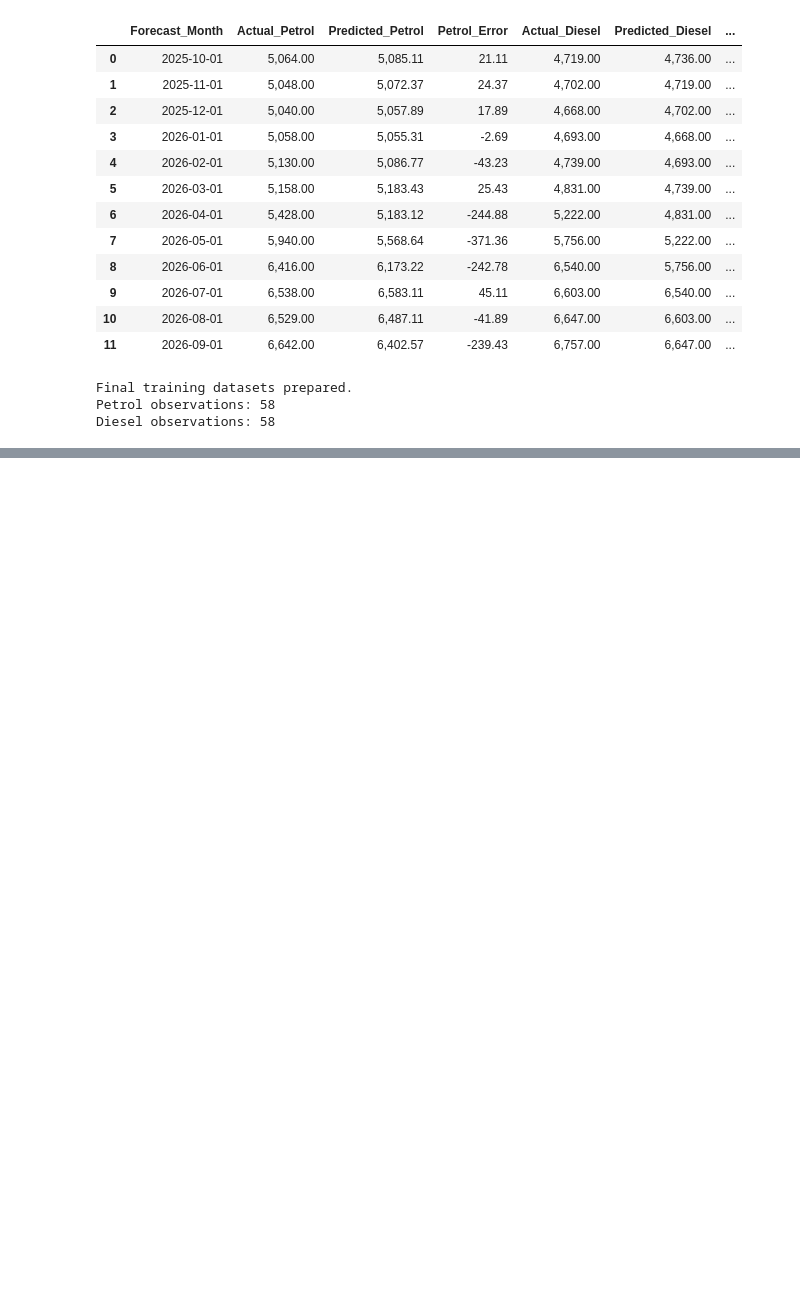
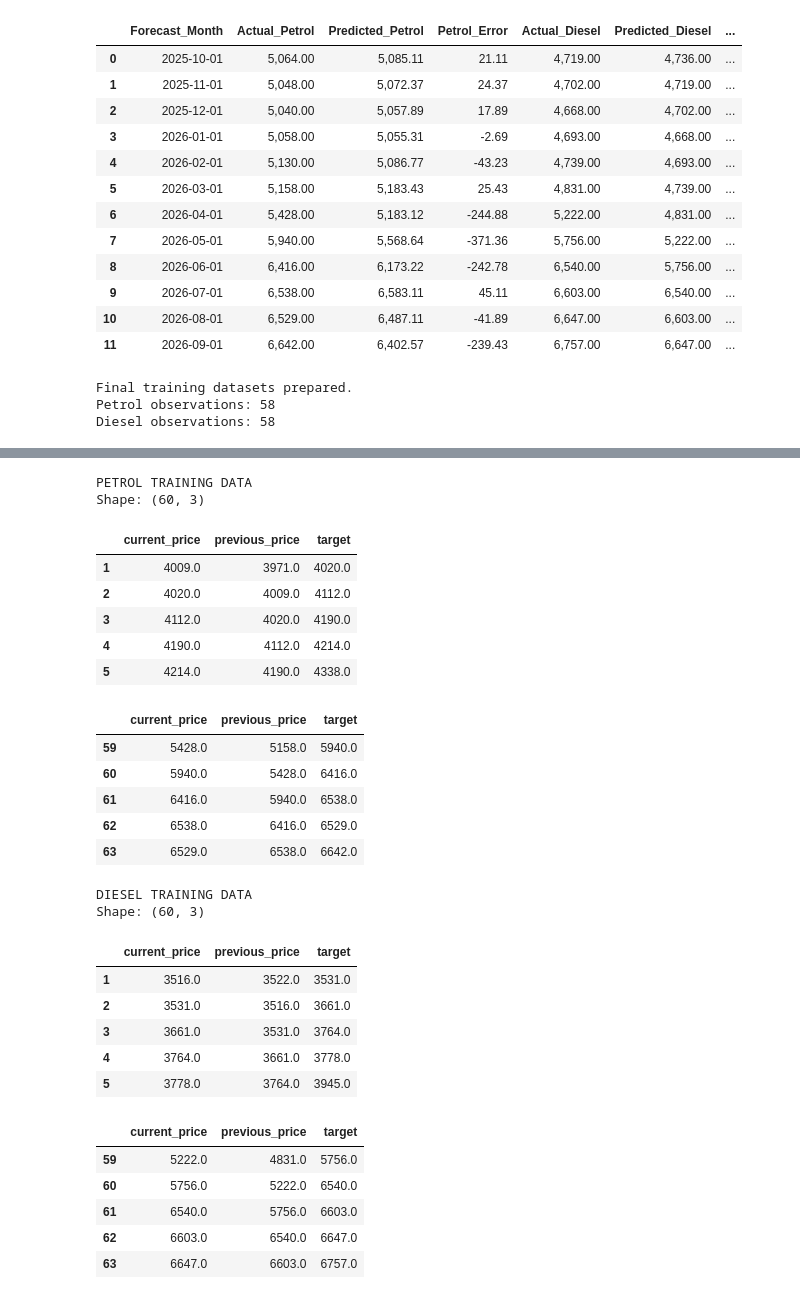
Before and after one commit to amon2100/kampala-fuel-price-predictor, a Jupyter notebook: notebooks/kampala-fuel-price-predictor.ipynb, the cells around one changed output, grey strips where cells are left out. Cells and saved outputs as stored; diff of their text form; code cells hidden in the pictures; blank space fills up the shorter version.

```diff
--- a/notebooks/kampala-fuel-price-predictor.ipynb
+++ b/notebooks/kampala-fuel-price-predictor.ipynb
@@ -3991,0 +4722,53 @@ Diesel observations: 58
+# %%
+# Reconstruct petrol training data
+petrol_final_df = pd.DataFrame({
+    "current_price": fuel_data["petrol_shs_per_litre"],
+    "previous_price": fuel_data["petrol_shs_per_litre"].shift(1),
+    "target": fuel_data["petrol_shs_per_litre"].shift(-1)
+}).dropna()
+
+# Reconstruct diesel training data
+diesel_final_df = pd.DataFrame({
+    "current_price": fuel_data["diesel_shs_per_litre"],
+    "previous_price": fuel_data["diesel_shs_per_litre"].shift(1),
+    "target": fuel_data["diesel_shs_per_litre"].shift(-1)
+}).dropna()
+
+print("PETROL TRAINING DATA")
+print("Shape:", petrol_final_df.shape)
+display(petrol_final_df.head())
+display(petrol_final_df.tail())
+
+print("\nDIESEL TRAINING DATA")
+print("Shape:", diesel_final_df.shape)
+display(diesel_final_df.head())
+display(diesel_final_df.tail())
+# %% [output]
+PETROL TRAINING DATA
+Shape: (60, 3)
+|  | current_price | previous_price | target |
+| 1 | 4009.0 | 3971.0 | 4020.0 |
+| 2 | 4020.0 | 4009.0 | 4112.0 |
+| 3 | 4112.0 | 4020.0 | 4190.0 |
+| 4 | 4190.0 | 4112.0 | 4214.0 |
+| 5 | 4214.0 | 4190.0 | 4338.0 |
+|  | current_price | previous_price | target |
+| 59 | 5428.0 | 5158.0 | 5940.0 |
+| 60 | 5940.0 | 5428.0 | 6416.0 |
+| 61 | 6416.0 | 5940.0 | 6538.0 |
+| 62 | 6538.0 | 6416.0 | 6529.0 |
+| 63 | 6529.0 | 6538.0 | 6642.0 |
+DIESEL TRAINING DATA
+Shape: (60, 3)
+|  | current_price | previous_price | target |
+| 1 | 3516.0 | 3522.0 | 3531.0 |
+| 2 | 3531.0 | 3516.0 | 3661.0 |
+| 3 | 3661.0 | 3531.0 | 3764.0 |
+| 4 | 3764.0 | 3661.0 | 3778.0 |
+| 5 | 3778.0 | 3764.0 | 3945.0 |
+|  | current_price | previous_price | target |
+| 59 | 5222.0 | 4831.0 | 5756.0 |
+| 60 | 5756.0 | 5222.0 | 6540.0 |
+| 61 | 6540.0 | 5756.0 | 6603.0 |
+| 62 | 6603.0 | 6540.0 | 6647.0 |
+| 63 | 6647.0 | 6603.0 | 6757.0 |
```
Also changed, not shown: parts of 14 cells of this notebook, 4 other files.
